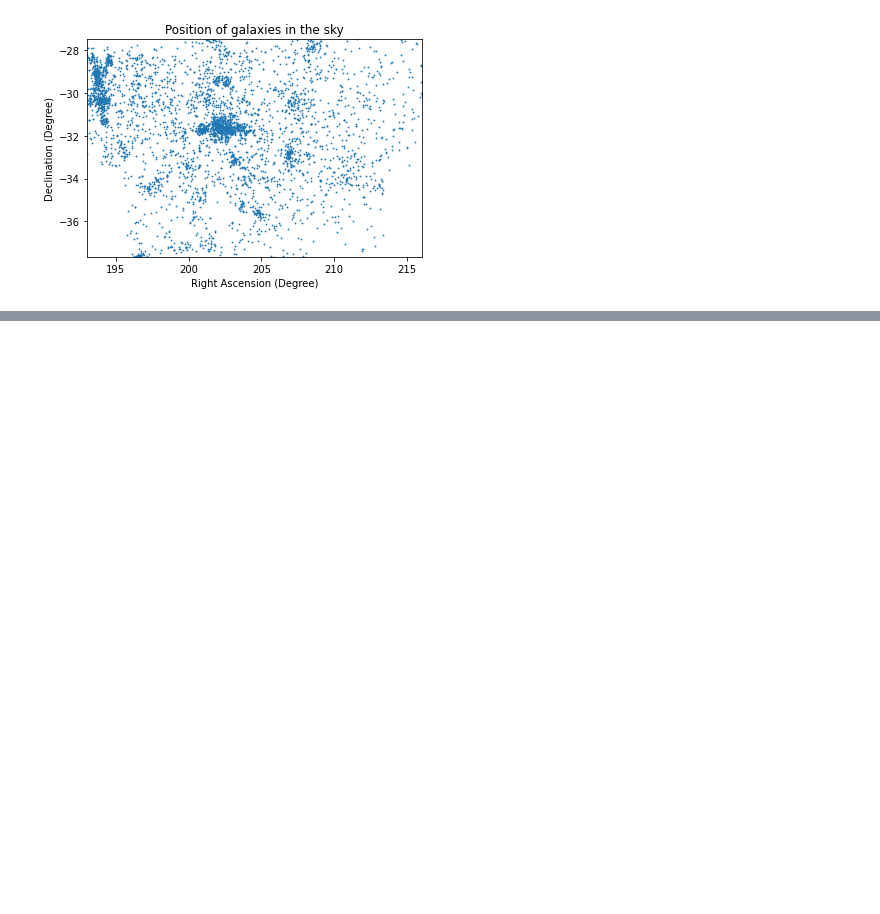
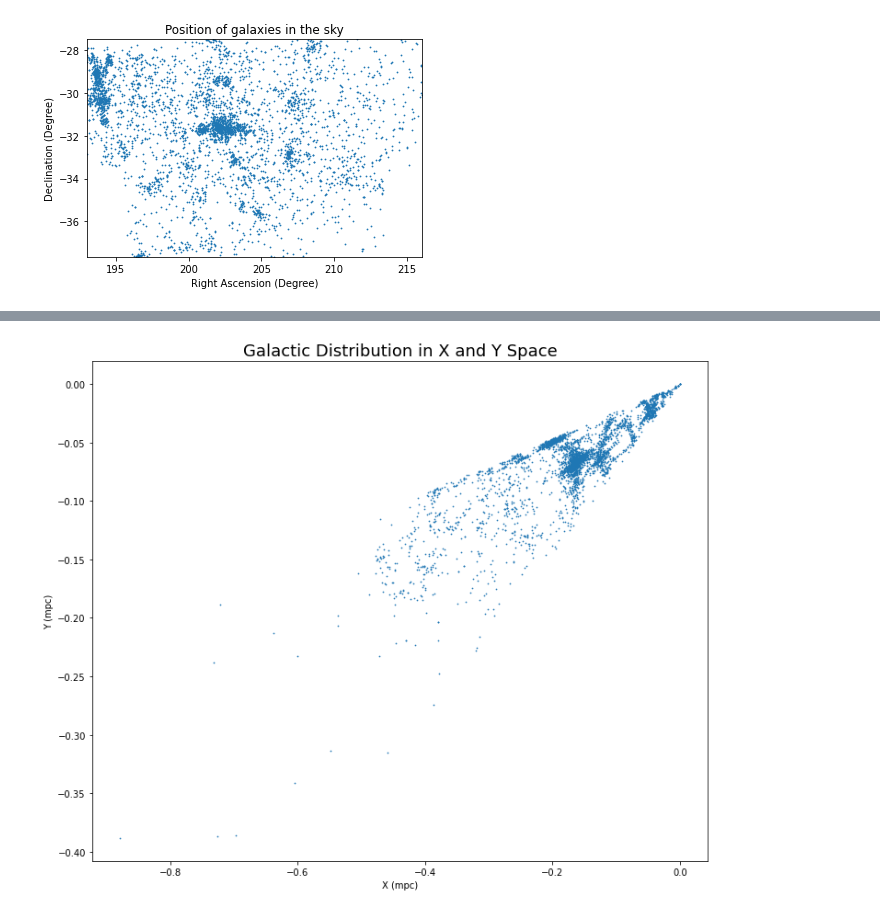
Before and after one commit to ronitshetty16/Shapley-Clusters, a Jupyter notebook: Shapley_Clusters.ipynb, the cells around one changed output, grey strips where cells are left out. Cells and saved outputs as stored; diff of their text form; code cells hidden in the pictures; blank space fills up the shorter version.

```diff
--- a/Shapley_Clusters.ipynb
+++ b/Shapley_Clusters.ipynb
@@ -35,0 +130,10 @@ plt.show()
+# %%
+fig = plt.figure(figsize=(12,10))
+ax = fig.add_subplot(111)
+ax.scatter(galaxy['x_coord'],galaxy['y_coord'], s = 0.5)
+ax.set_xlabel('X (mpc)')
+ax.set_ylabel('Y (mpc)')
+ax.set_title('Galactic Distribution in X and Y Space',fontsize=18)
+plt.show()
+# %% [output]
+[figure, added]
```
Also changed, not shown: parts of 13 cells of this notebook.
